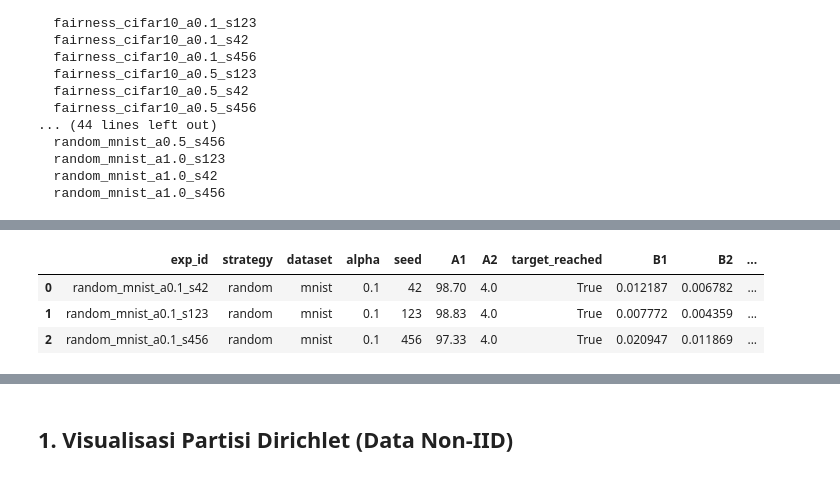
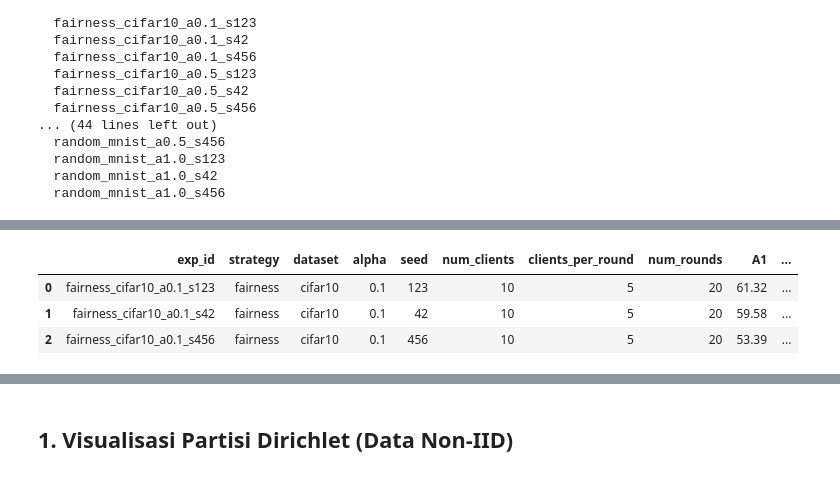
Before and after one commit to zpenct/client-strategy-fl, a Jupyter notebook: notebooks/analysis.ipynb, the cells around one changed output, grey strips where cells are left out. Drawn from its saved outputs; the diff is of its cells as text; code cells hidden in the pictures.

```diff
--- a/notebooks/analysis.ipynb
+++ b/notebooks/analysis.ipynb
@@ -110,31 +119,38 @@ Results → /home/fayzul/Documents/kuliah/skripsi/code/results (exists: True)
 Figures → /home/fayzul/Documents/kuliah/skripsi/code/notebooks/figures/results
 # %%
 # ── Load semua hasil eksperimen ──────────────────────────────────────────
+# Folder dipindai langsung (bukan dibangun dari daftar seed), lalu disaring
+# berdasarkan num_clients yang tercatat di final_metrics.json — jadi seed,
+# jumlah round, dan klien/round mengikuti apa yang benar-benar dijalankan.
+from experiments.run_single import make_experiment_id
+
 records = []   # satu baris per eksperimen
-missing = []
 
-for strategy, dataset, alpha, seed in product(STRATEGIES, DATASETS, ALPHAS, SEEDS):
-    exp_id  = f'{strategy}_{dataset}_a{alpha}_s{seed}'
-    exp_dir = RESULTS_DIR / exp_id
+for exp_dir in (sorted(RESULTS_DIR.iterdir()) if RESULTS_DIR.exists() else []):
     fm_path = exp_dir / 'final_metrics.json'
+    if not exp_dir.is_dir() or not fm_path.exists():
+        continue
+    fm = json.loads(fm_path.read_text())
+    # Hasil lama (sebelum num_clients dicatat) = grid 10 klien.
+    n_clients = int(fm.get('num_clients') or 10)
+    if n_clients != NUM_CLIENTS:
+        continue
+
     pr_path = exp_dir / 'metrics_per_round.json'
     pa_path = exp_dir / 'participation_log.json'
-
-    if not fm_path.exists():
-        missing.append(exp_id)
-        continue
-
-    fm = json.loads(fm_path.read_text())
     pr = json.loads(pr_path.read_text()) if pr_path.exists() else []
     pa = json.loads(pa_path.read_text()) if pa_path.exists() else {}
 
     records.append({
         # identitas
-        'exp_id':   exp_id,
-        'strategy': strategy,
-        'dataset':  dataset,
-        'alpha':    alpha,
-        'seed':     seed,
+        'exp_id':   exp_dir.name,
+        'strategy': fm['strategy'],
+        'dataset':  fm['dataset'],
+        'alpha':    float(fm['alpha']),
+        'seed':     int(fm['seed']),
+        'num_clients': n_clients,
+        'clients_per_round': int(fm.get('clients_per_round') or 5),
+        'num_rounds': len(fm.get('accuracy_history', [])),
         # metrik A
         'A1': fm.get('A1_global_accuracy', np.nan),
         'A2': fm.get('A2_rounds_to_target', np.nan),
@@ -151,27 +167,49 @@ for strategy, dataset, alpha, seed in product(STRATEGIES, DATASETS, ALPHAS, SEED
         # waktu nyata di mesin eksperimen
         'time_s': fm.get('total_time_seconds', np.nan),
         # waktu simulasi — hanya ada di results_system/ (--system_hetero)
-        'system_hetero': fm.get('system_hetero', False),
+        'system_hetero': bool(fm.get('system_hetero', False)),
         'sim_time_s':    fm.get('sim_total_time_seconds', np.nan),
         'A2_time_s':     fm.get('A2_time_to_target_seconds', np.nan),
         'sim_cum_time':  fm.get('sim_cumulative_time', []),
     })
 
 df = pd.DataFrame(records)
-if not df.empty:
-    # None (target tidak tercapai) -> NaN supaya bisa di-aggregate
-    df['A2_time_s'] = pd.to_numeric(df['A2_time_s'], errors='coerce')
-    df['sim_time_s'] = pd.to_numeric(df['sim_time_s'], errors='coerce')
-HAS_SIM_TIME = bool(df['system_hetero'].any()) if not df.empty else False
+if df.empty:
+    raise RuntimeError(f'Tidak ada hasil dengan num_clients={NUM_CLIENTS} di {RESULTS_DIR}. '
+                       f'Cek RESULTS_SUBDIR / NUM_CLIENTS di cell sebelumnya.')
 
-print(f'Loaded  : {len(df)} eksperimen dari {RESULTS_DIR.name}/')
+# None (mis. target tidak tercapai) -> NaN supaya bisa di-aggregate
+for col in ['A1', 'A2', 'B1', 'B2', 'B3', 'time_s', 'A2_time_s', 'sim_time_s']:
+    df[col] = pd.to_numeric(df[col], errors='coerce')
+HAS_SIM_TIME = bool(df['system_hetero'].any())
+
+# Konfigurasi yang benar-benar dijalankan (dipakai label & cek kelengkapan)
+SEEDS_FOUND       = sorted(df['seed'].unique().tolist())
+SEEDS             = sorted(SEEDS_EXPECTED) if SEEDS_EXPECTED else SEEDS_FOUND
+N_SEEDS           = len(SEEDS)
+NUM_ROUNDS        = int(df['num_rounds'].max())
+CLIENTS_PER_ROUND = int(df['clients_per_round'].mode()[0])
+
+# Peringatan kalau satu set hasil mencampur konfigurasi berbeda
+for col in ['num_rounds', 'clients_per_round', 'system_hetero']:
+    if df[col].nunique() > 1:
+        print(f'⚠ PERINGATAN: kolom {col} tidak seragam: {sorted(df[col].unique().tolist())}')
+
+expected_ids = {make_experiment_id(s, d, a, sd, NUM_CLIENTS)
+                for s, d, a, sd in product(STRATEGIES, DATASETS, ALPHAS, SEEDS)}
+missing = sorted(expected_ids - set(df['exp_id']))
+
+print(f'Loaded  : {len(df)} eksperimen dari {RESULTS_DIR.name}/ (N={NUM_CLIENTS})')
+print(f'Config  : {CLIENTS_PER_ROUND} klien/round | {NUM_ROUNDS} round | seeds={SEEDS_FOUND}')
+extra_seeds = sorted(set(SEEDS_FOUND) - set(SEEDS))
+if extra_seeds:
+    print(f'⚠ PERINGATAN: ada hasil dengan seed di luar SEEDS_EXPECTED: {extra_seeds}')
 print(f'Missing : {len(missing)} eksperimen')
 print(f'Heterogenitas perangkat: {HAS_SIM_TIME}')
-if missing:
-    for m in missing[:10]:
-        print(f'  - {m}')
-    if len(missing) > 10:
-        print(f'  ... dan {len(missing)-10} lainnya')
+for m in missing[:10]:
+    print(f'  - {m}')
+if len(missing) > 10:
+    print(f'  ... dan {len(missing)-10} lainnya')
 
 # Subsets yang sering dipakai
 df_mnist  = df[df.dataset == 'mnist'].copy()
@@ -183,6 +222,6 @@ Loaded  : 54 eksperimen dari results/
 Missing : 0 eksperimen
 Heterogenitas perangkat: False
-|  | exp_id | strategy | dataset | alpha | seed | A1 | A2 | target_reached | B1 | B2 | ... |
-| 0 | random_mnist_a0.1_s42 | random | mnist | 0.1 | 42 | 98.70 | 4.0 | True | 0.012187 | 0.006782 | ... |
-| 1 | random_mnist_a0.1_s123 | random | mnist | 0.1 | 123 | 98.83 | 4.0 | True | 0.007772 | 0.004359 | ... |
-| 2 | random_mnist_a0.1_s456 | random | mnist | 0.1 | 456 | 97.33 | 4.0 | True | 0.020947 | 0.011869 | ... |
+|  | exp_id | strategy | dataset | alpha | seed | num_clients | clients_per_round | num_rounds | A1 | ... |
+| 0 | fairness_cifar10_a0.1_s123 | fairness | cifar10 | 0.1 | 123 | 10 | 5 | 20 | 61.32 | ... |
+| 1 | fairness_cifar10_a0.1_s42 | fairness | cifar10 | 0.1 | 42 | 10 | 5 | 20 | 59.58 | ... |
+| 2 | fairness_cifar10_a0.1_s456 | fairness | cifar10 | 0.1 | 456 | 10 | 5 | 20 | 53.39 | ... |
```
Also changed, not shown: parts of 19 cells of this notebook, 2 other files.
